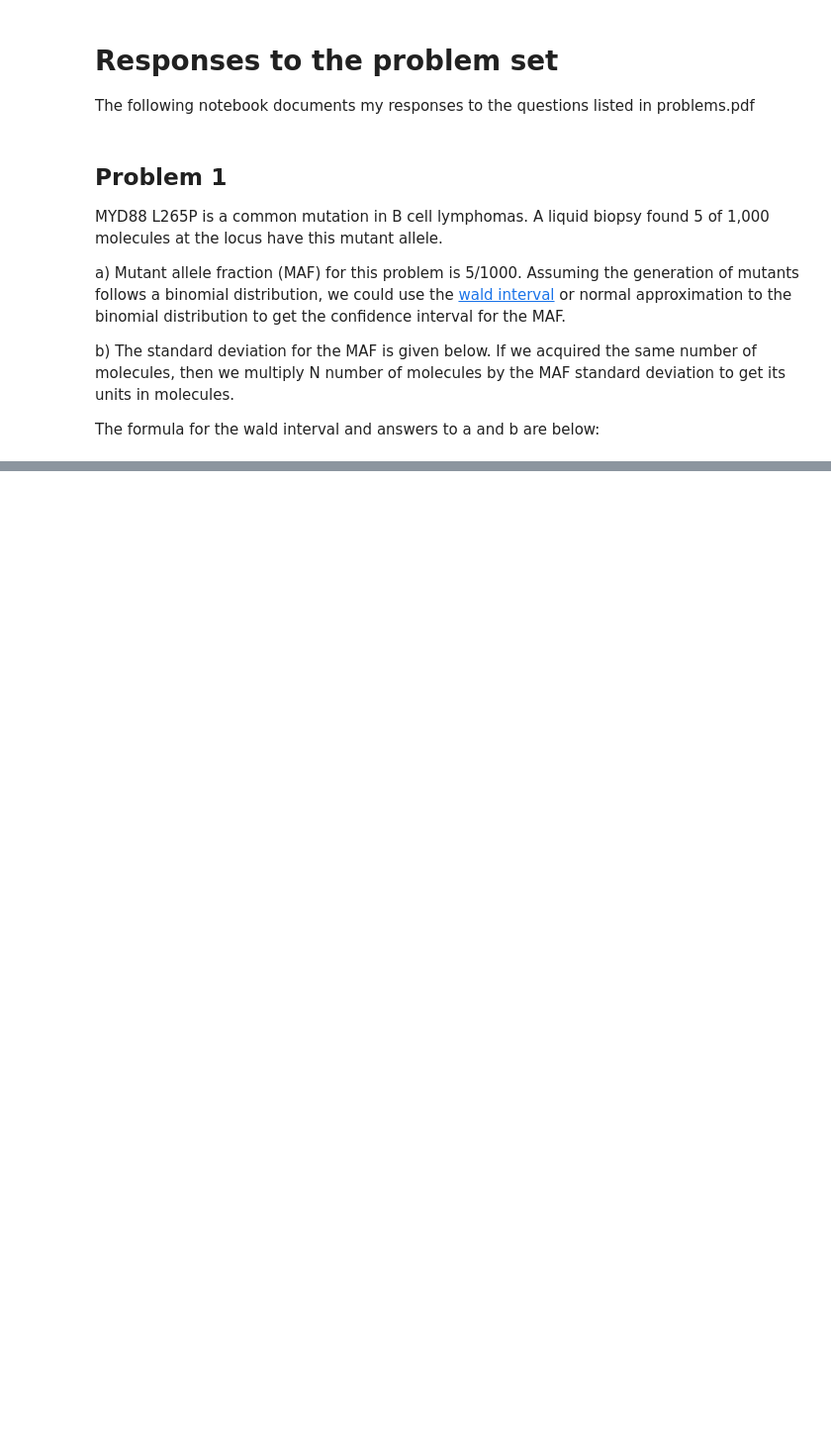
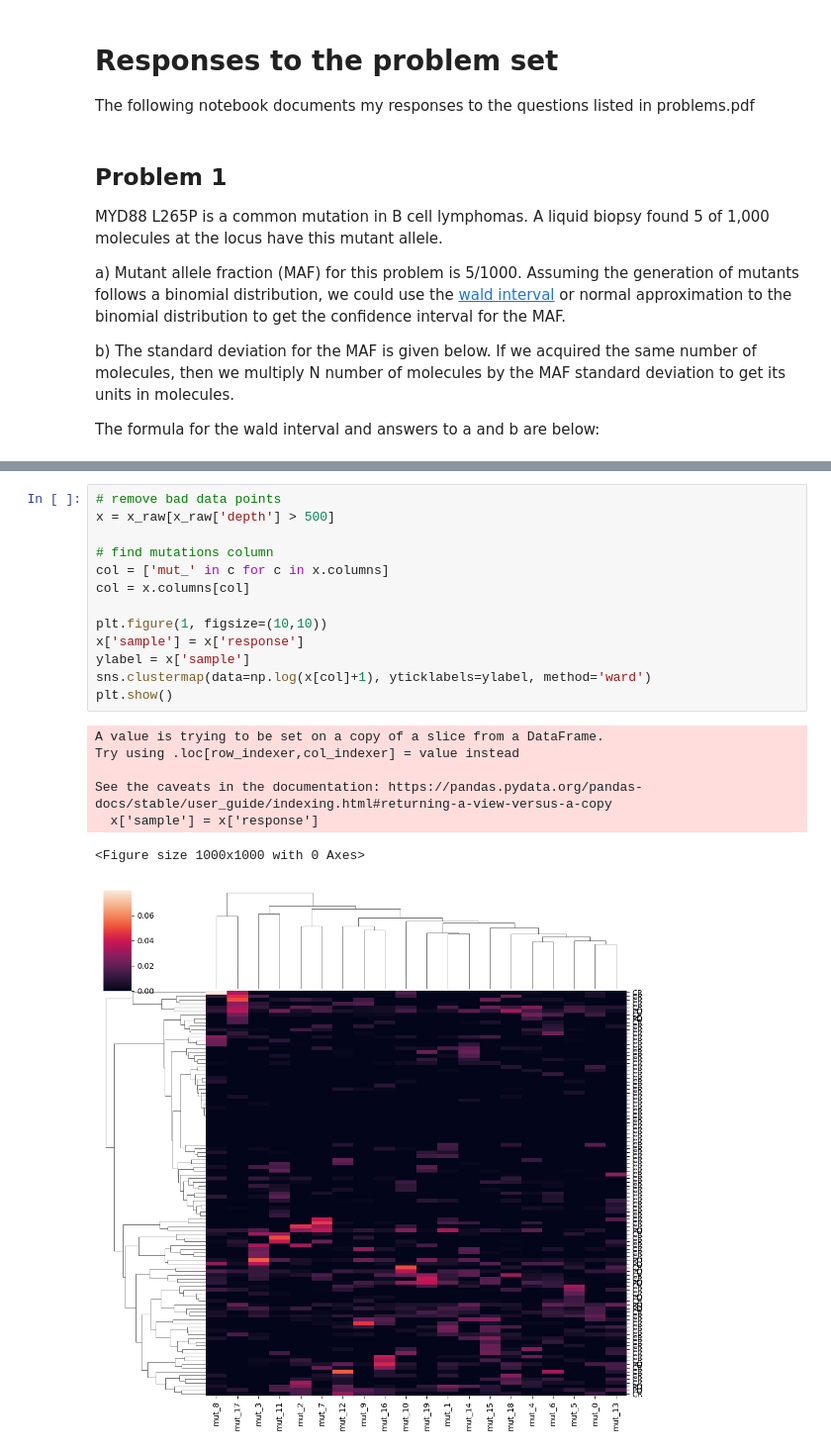
Before and after one commit to zchen15/exercise, a Jupyter notebook: exercise.ipynb, the cells around one changed output, grey strips where cells are left out. Shown: that part at 99% size. Cells and saved outputs as stored; diff of their text form; blank space fills up the shorter version.

```diff
--- a/exercise.ipynb
+++ b/exercise.ipynb
@@ -59,0 +235,21 @@ All these pieces noted above can help us robustly integrate this simple code int
+# %%
+# remove bad data points
+x = x_raw[x_raw['depth'] > 500]
+
+# find mutations column
+col = ['mut_' in c for c in x.columns]
+col = x.columns[col]
+
+plt.figure(1, figsize=(10,10))
+x['sample'] = x['response']
+ylabel = x['sample']
+sns.clustermap(data=np.log(x[col]+1), yticklabels=ylabel, method='ward')
+plt.show()
+# %% [output]
+A value is trying to be set on a copy of a slice from a DataFrame.
+Try using .loc[row_indexer,col_indexer] = value instead
+
+See the caveats in the documentation: https://pandas.pydata.org/pandas-docs/stable/user_guide/indexing.html#returning-a-view-versus-a-copy
+  x['sample'] = x['response']
+<Figure size 1000x1000 with 0 Axes>
+[figure, added]
```
Also changed, not shown: parts of 13 cells of this notebook, 1 other file.
